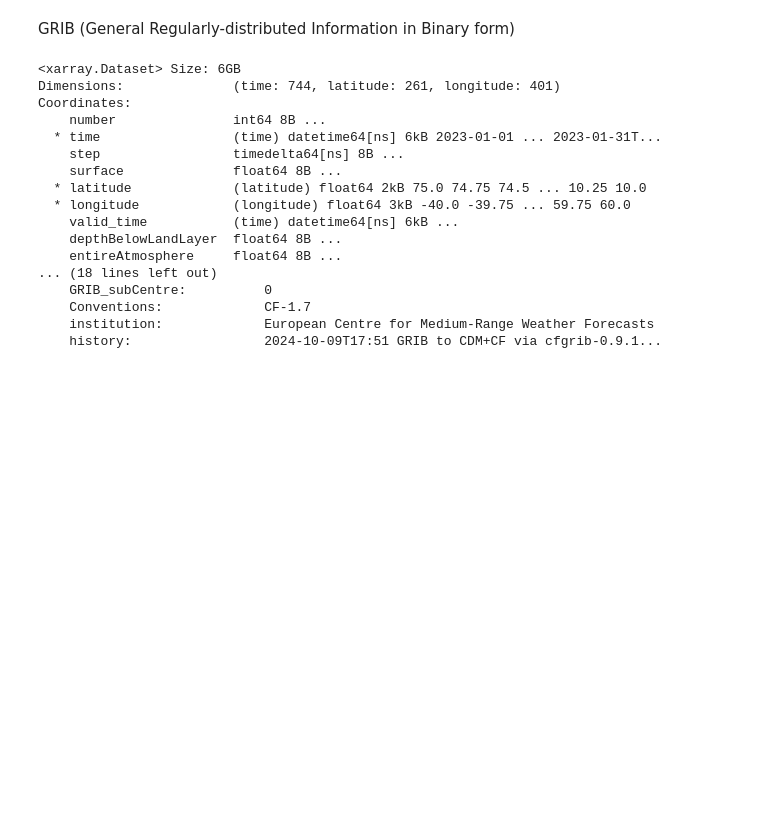
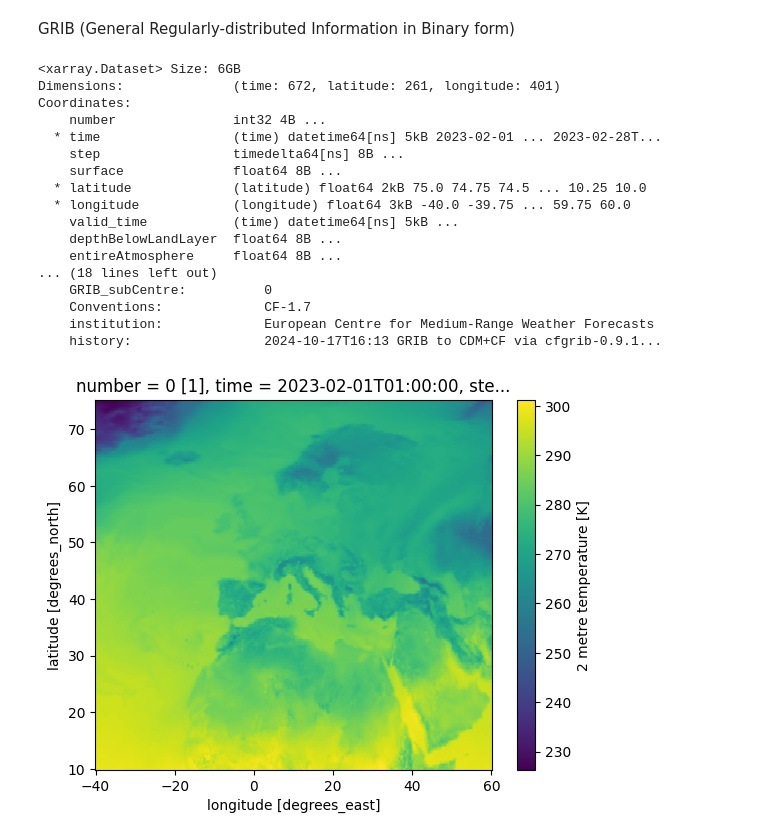
Before and after one commit to glag2/deep-weather-forecasting, a Jupyter notebook: EDA.ipynb, the cells around one changed output. Drawn from its saved outputs; the diff is of its cells as text; code cells hidden in the pictures; blank space fills up the shorter version.

```diff
--- a/EDA.ipynb
+++ b/EDA.ipynb
@@ -3,27 +6,27 @@ import xarray as xr
 # %% [markdown]
 GRIB (General Regularly-distributed Information in Binary form)
 # %%
-file = 'D:\\Svago\\deep-weather-forecasting\\Data\\2023\\January 2023.grib'
+file = 'D:\\Svago\\deep-weather-forecasting\\Data\\2023\\February 2023.grib'
 # %%
 # Open the file
-grib = xr.open_dataset(file, engine='cfgrib', filter_by_keys={'numberOfPoints': 104661, 'dataType': 'an'})
+grib = xr.open_dataset(file, filter_by_keys={'numberOfPoints': 104661,'dataType': 'an'})
 # %%
 grib
 # %% [output]
 <xarray.Dataset> Size: 6GB
-Dimensions:              (time: 744, latitude: 261, longitude: 401)
+Dimensions:              (time: 672, latitude: 261, longitude: 401)
 Coordinates:
-    number               int64 8B ...
-  * time                 (time) datetime64[ns] 6kB 2023-01-01 ... 2023-01-31T...
+    number               int32 4B ...
+  * time                 (time) datetime64[ns] 5kB 2023-02-01 ... 2023-02-28T...
     step                 timedelta64[ns] 8B ...
     surface              float64 8B ...
   * latitude             (latitude) float64 2kB 75.0 74.75 74.5 ... 10.25 10.0
   * longitude            (longitude) float64 3kB -40.0 -39.75 ... 59.75 60.0
-    valid_time           (time) datetime64[ns] 6kB ...
+    valid_time           (time) datetime64[ns] 5kB ...
     depthBelowLandLayer  float64 8B ...
     entireAtmosphere     float64 8B ...
 ... (18 lines left out)
     GRIB_subCentre:          0
     Conventions:             CF-1.7
     institution:             European Centre for Medium-Range Weather Forecasts
-    history:                 2024-10-09T17:51 GRIB to CDM+CF via cfgrib-0.9.1...
+    history:                 2024-10-17T16:13 GRIB to CDM+CF via cfgrib-0.9.1...
@@ -29,0 +35,5 @@ Coordinates:
+# %%
+grib["t2m"].isel(time=1).plot()
+plt.show()
+# %% [output]
+[figure, added]
```
Also changed, not shown: parts of 2 cells of this notebook, 1 other file.
